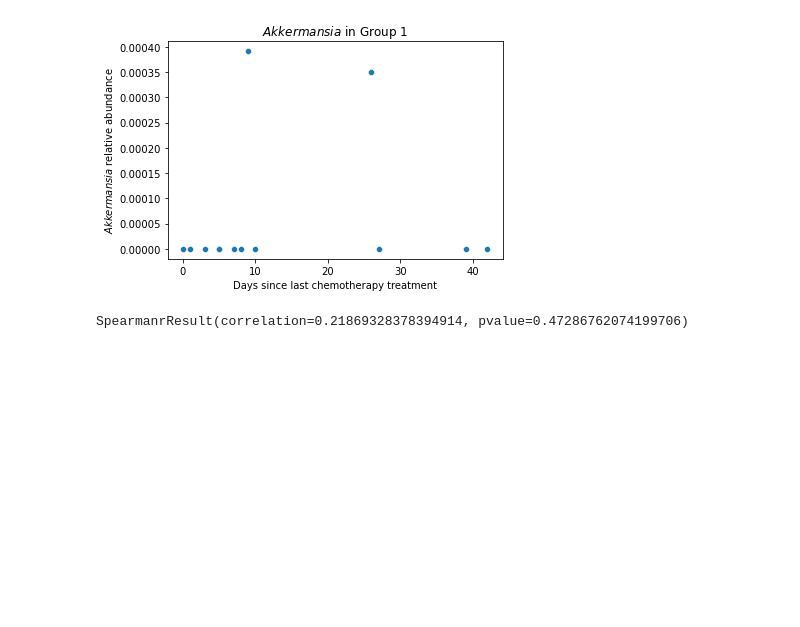
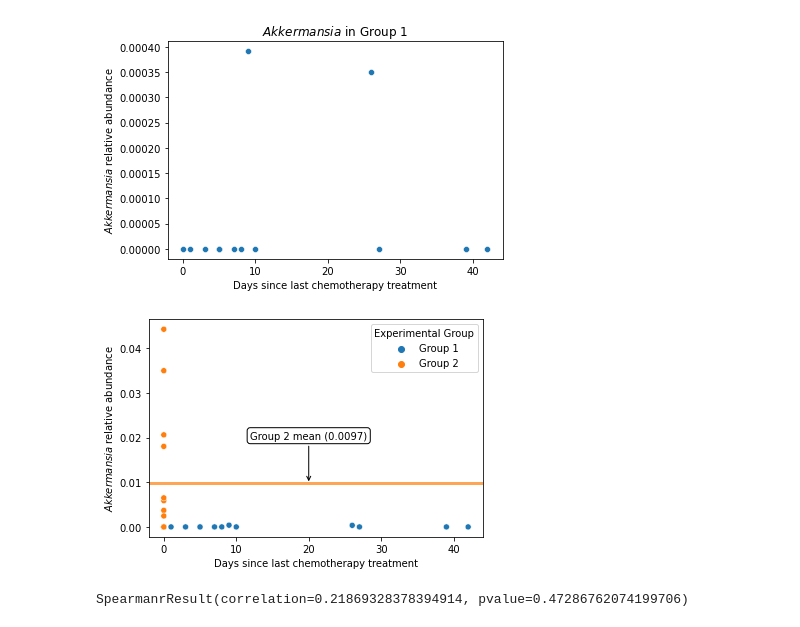
Before and after one commit to sterrettJD/Chemobrain, a Jupyter notebook: Final figs and additional analyses.ipynb, the cells around one changed output. Saved outputs shown, nothing was run; the diff lists cells and outputs as text; code cells hidden in the pictures; blank space fills up the shorter version.

Commit message:
Add akk group plot

```diff
--- a/Final figs and additional analyses.ipynb
+++ b/Final figs and additional analyses.ipynb
@@ -339,6 +339,37 @@ plt.savefig("akkermansia-time.pdf")
 plt.show()
 # %% [output]
 [figure]
+# %%
+akkermansia_time_all = pd.concat([tax_table[akkermansia],
+                                  metadata[["Chemotherapy","Time difference"]]],
+                                 axis=1)
+akkermansia_time_all = akkermansia_time_all[(akkermansia_time_all["Time difference"] >= 0) |
+                                            (akkermansia_time_all["Chemotherapy"]=="Healthy Control")]
+
+akkermansia_time_all["Experimental Group"] = akkermansia_time_all["Chemotherapy"].apply(lambda x: grp_mapper[x])
+akkermansia_time_all.fillna(0,inplace=True)
+
+p = sns.scatterplot(x="Time difference",
+                    y=akkermansia[0],
+                    hue="Experimental Group",
+                data=akkermansia_time_all)
+grp2_akk_mean = akkermansia_time_all[akkermansia_time_all["Experimental Group"]=="Group 2"][akkermansia[0]].mean()
+p.axhline(grp2_akk_mean,
+          c="tab:orange", lw="3", alpha=0.7)
+
+p.annotate("Group 2 mean (" + str(round(grp2_akk_mean,4)) + ")",
+            xy=(20, grp2_akk_mean),
+            xytext=(20, grp2_akk_mean + 0.01),
+            ha="center", bbox=dict(boxstyle="round", fc="w"),
+            arrowprops=dict(arrowstyle="->"))
+
+p.set_ylabel(r"$Akkermansia$ relative abundance")
+p.set_xlabel(r"Days since last chemotherapy treatment")
+
+plt.savefig("akkermansia-time-all.pdf")
+plt.show()
+# %% [output]
+[figure, added]
 # %%
 spearmanr(akkermansia_time["Time difference"],
           akkermansia_time[akkermansia[0]])
```
